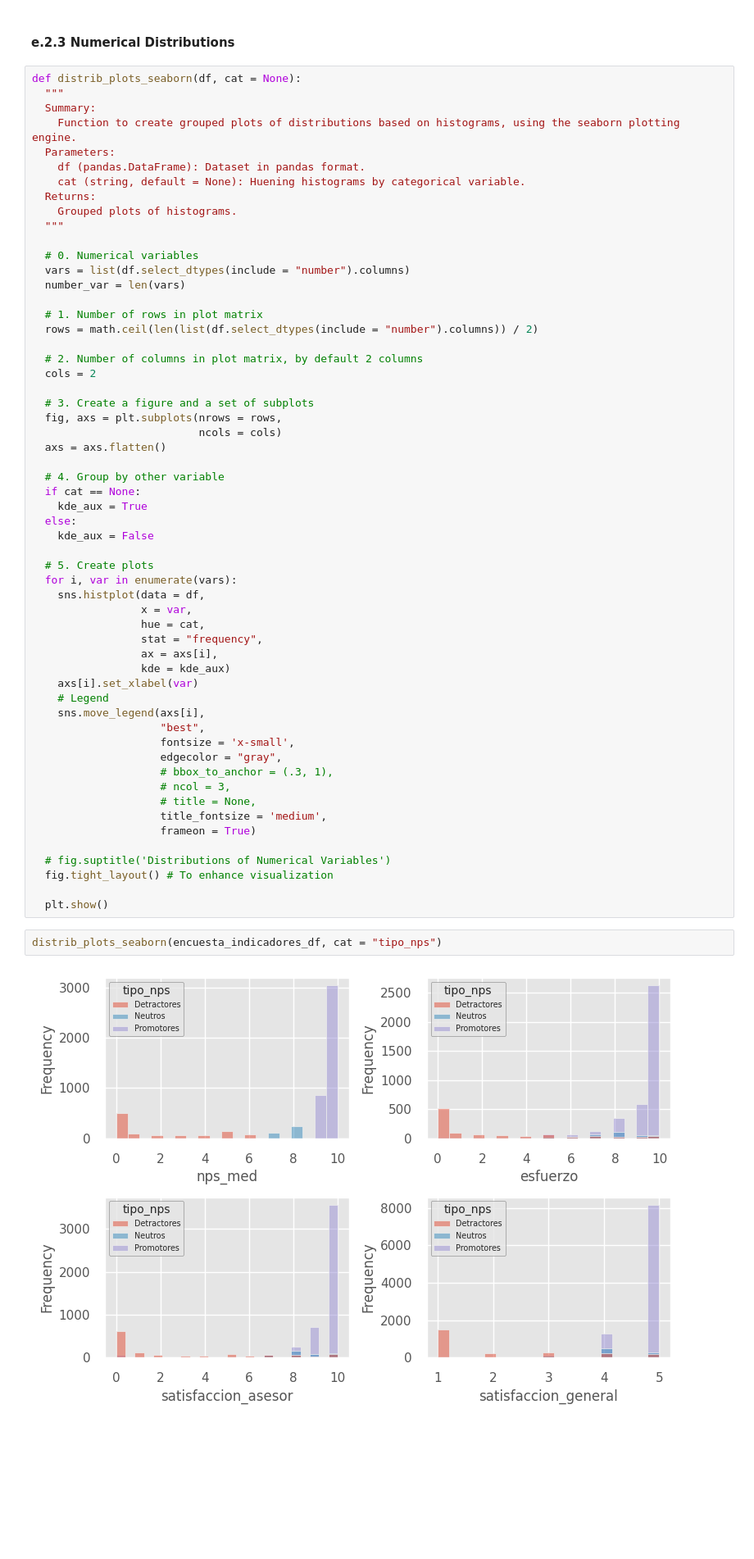
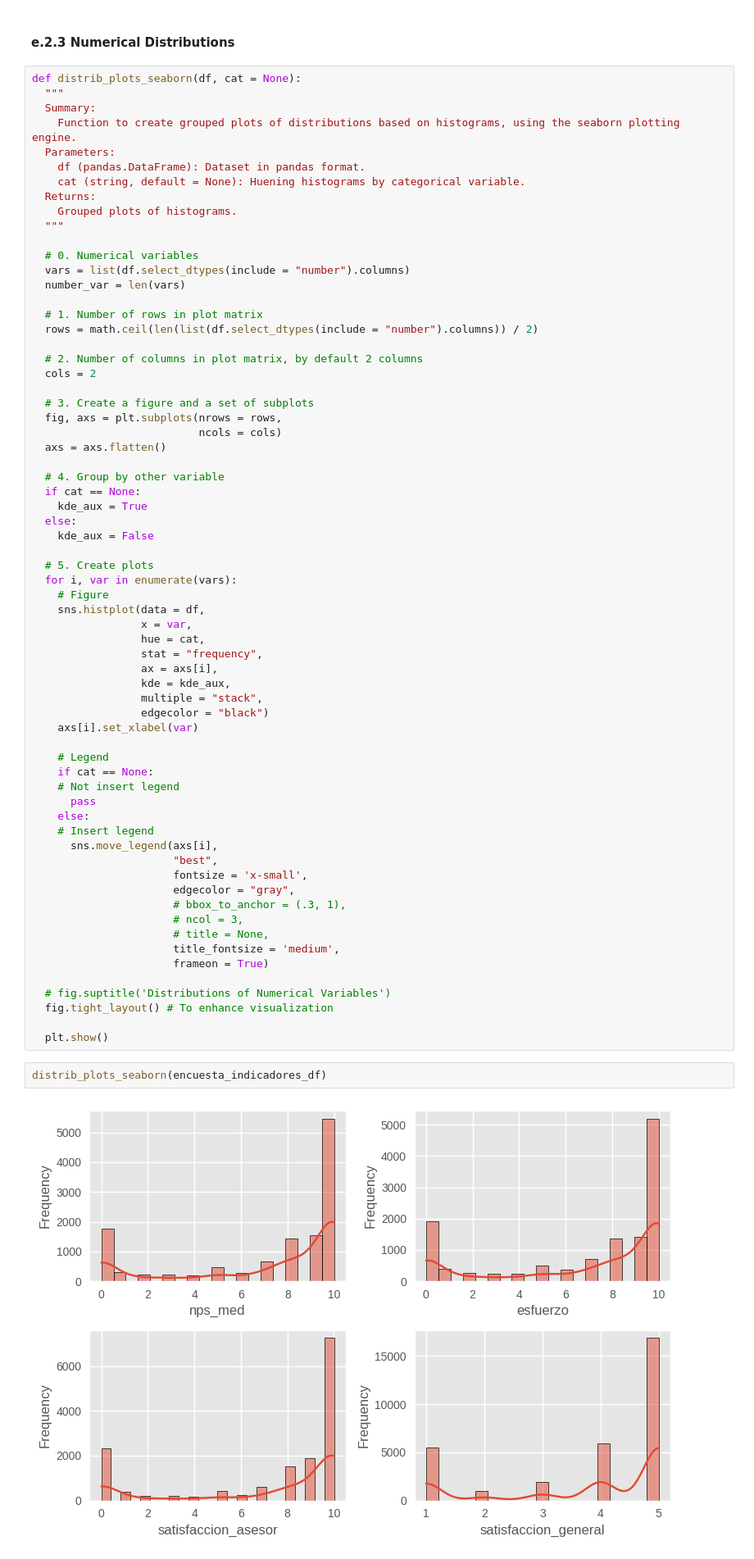
Before and after one commit to leandroaguazaco/data_science_portfolio, a Jupyter notebook: Projects/01-NPS_Analysis/P01_NPS_Analysis.ipynb, the cells around one changed output. Shown at 82% size. Drawn from its saved outputs; the diff is of its cells as text; blank space fills up the shorter version.

Commit message:
Fix plots issues regarding legend and grouping

```diff
--- a/Projects/01-NPS_Analysis/P01_NPS_Analysis.ipynb
+++ b/Projects/01-NPS_Analysis/P01_NPS_Analysis.ipynb
@@ -773,29 +773,38 @@ def distrib_plots_seaborn(df, cat = None):
 
   # 5. Create plots
   for i, var in enumerate(vars):
+    # Figure
     sns.histplot(data = df,
                  x = var,
                  hue = cat,
                  stat = "frequency",
                  ax = axs[i],
-                 kde = kde_aux)
+                 kde = kde_aux,
+                 multiple = "stack",
+                 edgecolor = "black")
     axs[i].set_xlabel(var)
+
     # Legend
-    sns.move_legend(axs[i],
-                    "best",
-                    fontsize = 'x-small',
-                    edgecolor = "gray",
-                    # bbox_to_anchor = (.3, 1),
-                    # ncol = 3,
-                    # title = None,
-                    title_fontsize = 'medium',
-                    frameon = True)
+    if cat == None:
+    # Not insert legend
+      pass
+    else:
+    # Insert legend
+      sns.move_legend(axs[i],
+                      "best",
+                      fontsize = 'x-small',
+                      edgecolor = "gray",
+                      # bbox_to_anchor = (.3, 1),
+                      # ncol = 3,
+                      # title = None,
+                      title_fontsize = 'medium',
+                      frameon = True)
 
   # fig.suptitle('Distributions of Numerical Variables')
   fig.tight_layout() # To enhance visualization
 
   plt.show()
 # %%
-distrib_plots_seaborn(encuesta_indicadores_df, cat = "tipo_nps")
+distrib_plots_seaborn(encuesta_indicadores_df)
 # %% [output]
-[figure, old version]
+[figure, new version]
```
Also changed, not shown: parts of 13 cells of this notebook.
